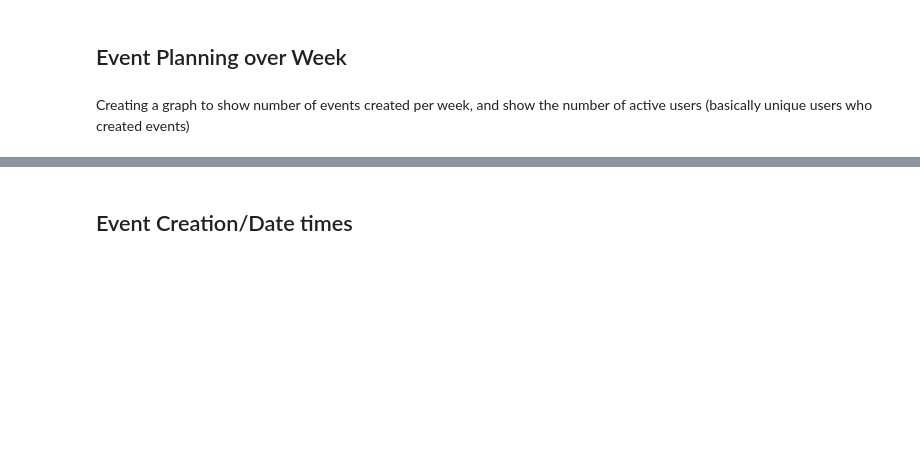
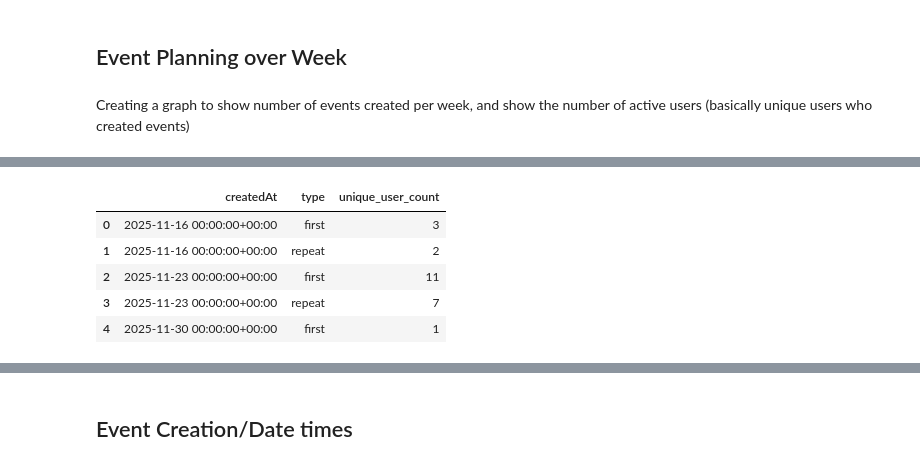
Before and after one commit to brandon841/analytics_report, a Jupyter notebook: event_analytics.ipynb, the cells around one changed output, grey strips where cells are left out. Drawn from its saved outputs; the diff is of its cells as text; code cells hidden in the pictures; blank space fills up the shorter version.

```diff
--- a/event_analytics.ipynb
+++ b/event_analytics.ipynb
@@ -294,2 +297,22 @@ unique_planners_per_week.head()
+# %%
+# Classify each event as 'first' or 'repeat' for each user, then count per week
+weekly_user_type = events_df.copy()
+weekly_user_type['type'] = np.where(weekly_user_type['event_number'] == 1, 'first', 'repeat')
+
+# For each week, count unique users by type
+weekly_user_counts = (
+    weekly_user_type.groupby([pd.Grouper(key='createdAt', freq='W'), 'type'])['user_id']
+    .nunique()
+    .reset_index(name='unique_user_count')
+)
+
+weekly_user_counts.head()
+# %% [output]
+|  | createdAt | type | unique_user_count |
+| 0 | 2025-11-16 00:00:00+00:00 | first | 3 |
+| 1 | 2025-11-16 00:00:00+00:00 | repeat | 2 |
+| 2 | 2025-11-23 00:00:00+00:00 | first | 11 |
+| 3 | 2025-11-23 00:00:00+00:00 | repeat | 7 |
+| 4 | 2025-11-30 00:00:00+00:00 | first | 1 |
 # %%
 from plotnine import *
```
Also changed, not shown: parts of 13 cells of this notebook, 1 other file.
